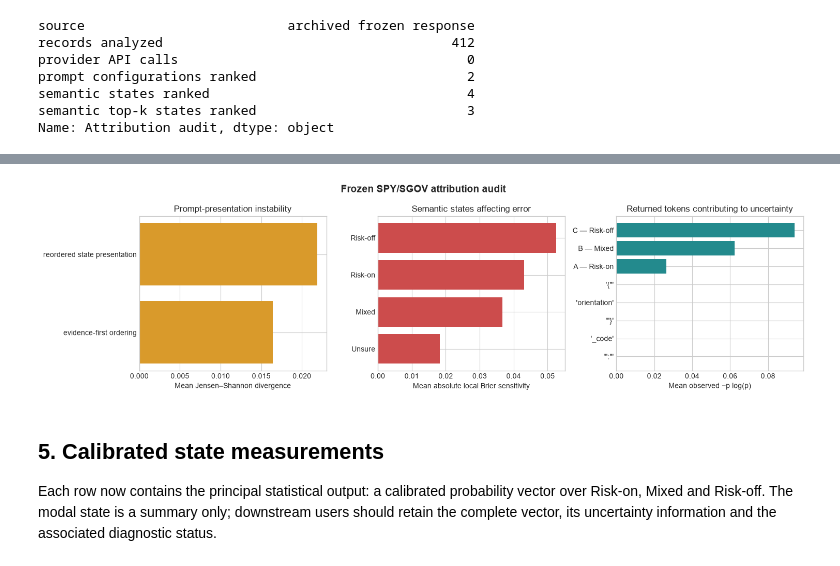
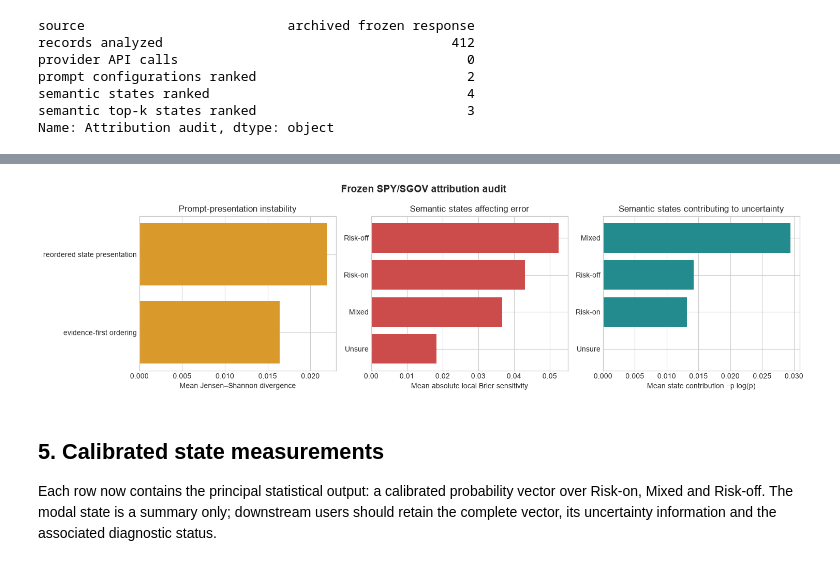
Before and after one commit to mfrdixon/BeliefLens-RSS-Reproducibility, a Jupyter notebook: examples/notebooks/finance/SPY_SGOV_public_reproduction.ipynb, the cells around one changed output, grey strips where cells are left out. Cells and saved outputs as stored; diff of their text form; code cells hidden in the pictures.

Commit message:
Clarify semantic diagnostics and save notebook outputs

```diff
--- a/examples/notebooks/finance/SPY_SGOV_public_reproduction.ipynb
+++ b/examples/notebooks/finance/SPY_SGOV_public_reproduction.ipynb
@@ -301,37 +271,36 @@ Largest record-level recovery sensitivities
 # %%
 import matplotlib.pyplot as plt
 
 def visualize_attributions(attribution, *, title='BeliefLens uncertainty attribution'):
     prompt = pd.DataFrame(attribution['rankings']['prompt_spans']).head(8)
     output = pd.DataFrame(attribution['rankings']['output_candidates']).head(8)
-    topk = pd.DataFrame(attribution['rankings']['top_k_tokens']).head(8)
     mapping = attribution.get('verbalizer_mapping', {})
     if len(output):
         output['semantic_state'] = output['candidate'].map(mapping).fillna(output['candidate'])
     fig, axes = plt.subplots(1, 3, figsize=(15, 4.2))
 
     if len(prompt):
         axes[0].barh(prompt['text'][::-1], prompt['mean_js_instability'][::-1], color='#d99a2b')
     axes[0].set_title('Prompt-presentation instability')
     axes[0].set_xlabel('Mean Jensen–Shannon divergence')
 
     if len(output):
         axes[1].barh(output['semantic_state'][::-1], output['mean_absolute_local_brier_sensitivity'][::-1], color='#cc4c4c')
     axes[1].set_title('Semantic states affecting error')
     axes[1].set_xlabel('Mean absolute local Brier sensitivity')
 
-    if len(topk):
-        labels = topk.get('display_label', topk['token'])
-        axes[2].barh(labels[::-1], topk['mean_entropy_contribution'][::-1], color='#238a8d')
-    axes[2].set_title('Returned tokens contributing to uncertainty')
-    axes[2].set_xlabel('Mean observed −p log(p)')
+    if len(output):
+        ranked_entropy = output.sort_values('mean_entropy_contribution', ascending=True)
+        axes[2].barh(ranked_entropy['semantic_state'], ranked_entropy['mean_entropy_contribution'], color='#238a8d')
+    axes[2].set_title('Semantic states contributing to uncertainty')
+    axes[2].set_xlabel('Mean state contribution −p log(p)')
 
     fig.suptitle(title, fontsize=14, fontweight='bold')
     fig.tight_layout()
     return fig, axes
 visualize_attributions(attribution, title='Frozen SPY/SGOV attribution audit');
 # %% [output]
-[figure, old version]
+[figure, new version]
 # %% [markdown]
 ## 5. Calibrated state measurements
 
```
Also changed, not shown: parts of 4 cells of this notebook, 3 other files.
